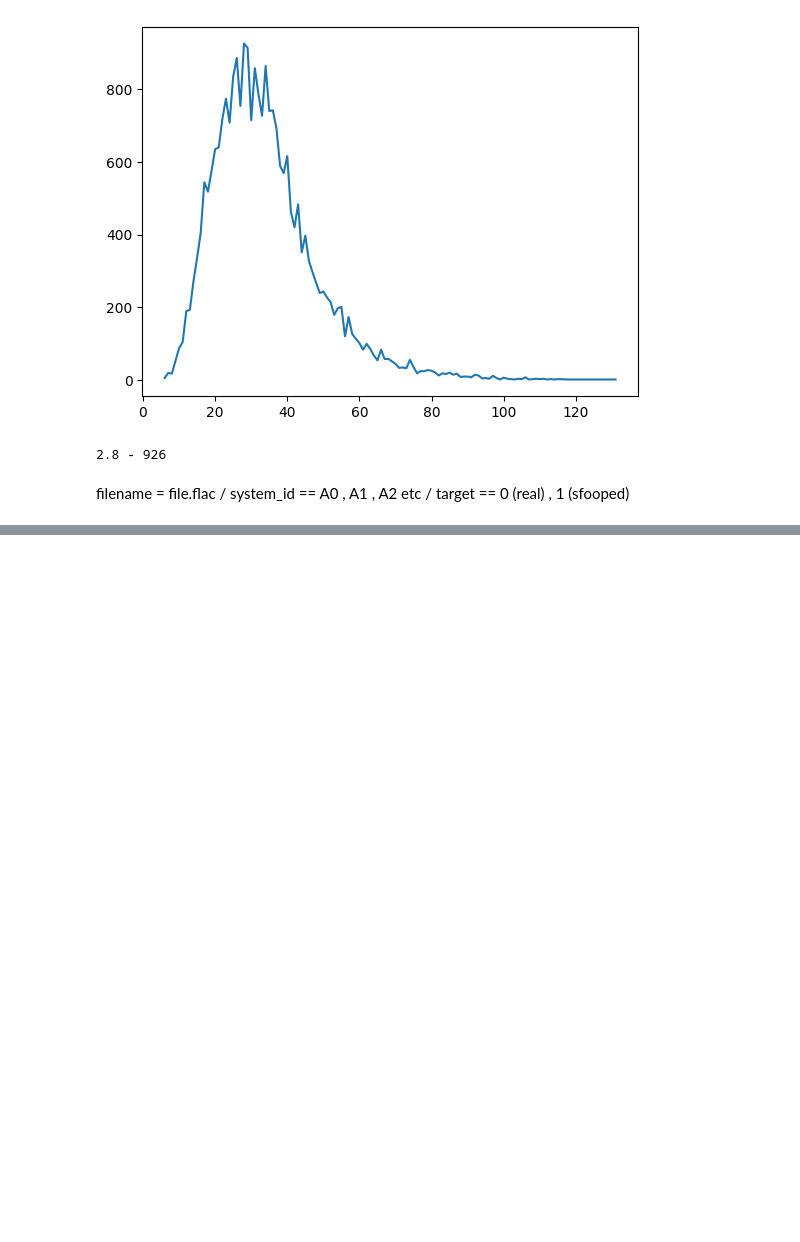
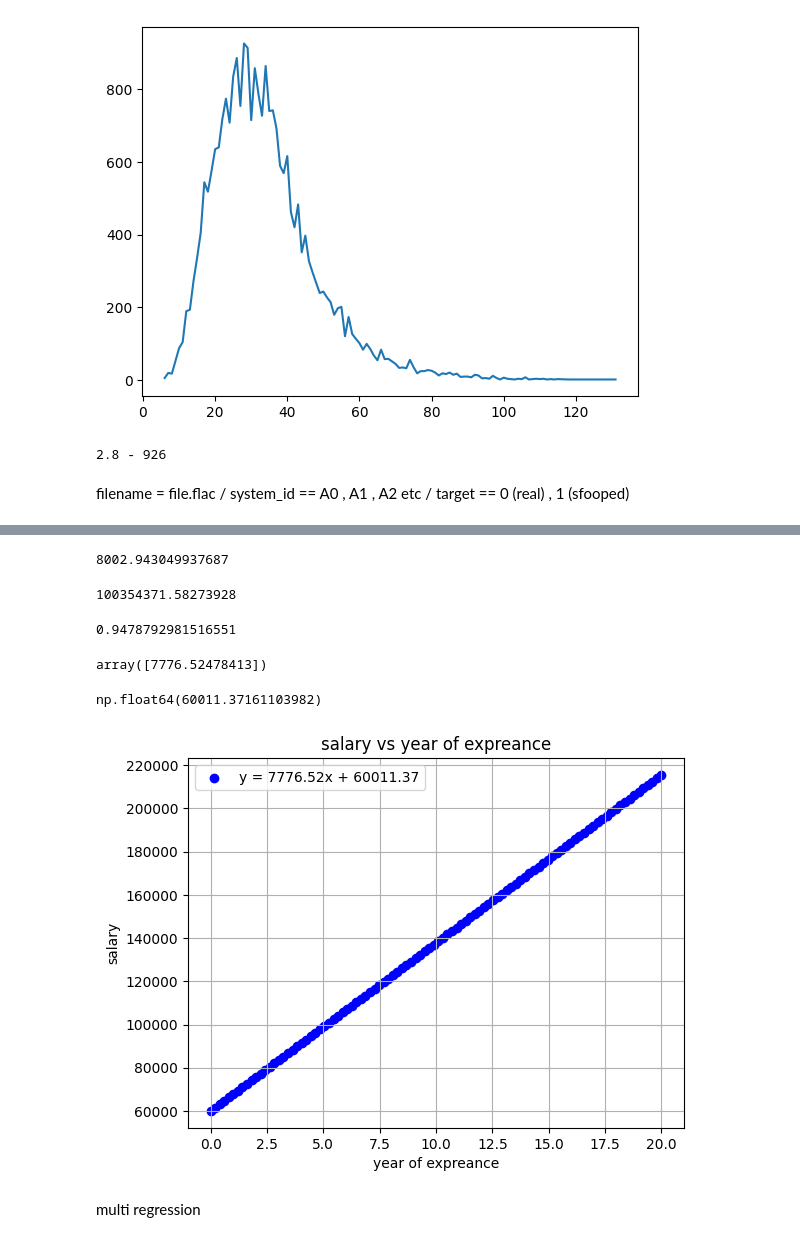
Before and after one commit to onlyforstudy7770-cpu/DeepFake-voice-detection-project, a Jupyter notebook: ASVsfooping.ipynb, the cells around one changed output, grey strips where cells are left out. Saved outputs shown, nothing was run; the diff lists cells and outputs as text; code cells hidden in the pictures; blank space fills up the shorter version.

```diff
--- a/ASVsfooping.ipynb
+++ b/ASVsfooping.ipynb
@@ -130,0 +311,3 @@ for fi in fil:
+# %%
+lr = LinearRegression()
+lr.fit(X_train , y_train)
@@ -130,0 +322,36 @@ for fi in fil:
+# %%
+mean_absolute_error(y_test , y_pried)
+# %% [output]
+8002.943049937687
+# %%
+mean_squared_error(y_test , y_pried)
+# %% [output]
+100354371.58273928
+# %%
+r2_score(y_test , y_pried)
+# %% [output]
+0.9478792981516551
+# %%
+lr.coef_
+# %% [output]
+array([7776.52478413])
+# %%
+lr.intercept_
+# %% [output]
+np.float64(60011.37161103982)
+# %%
+coefficients = lr.coef_
+intercept = lr.intercept_
+x = np.linspace( 0, 20 , 100)
+y = coefficients * x + intercept
+plt.scatter(x , y  , label = f"y = {coefficients[0]:.2f}x + {intercept:.2f}" , color= "blue")
+plt.xlabel("year of expreance")
+plt.ylabel("salary")
+plt.title("salary vs year of expreance")
+plt.legend()
+plt.grid()
+plt.show()
+# %% [output]
+[figure, added]
+# %% [markdown]
+multi regression
```
Also changed, not shown: parts of 69 cells of this notebook.
